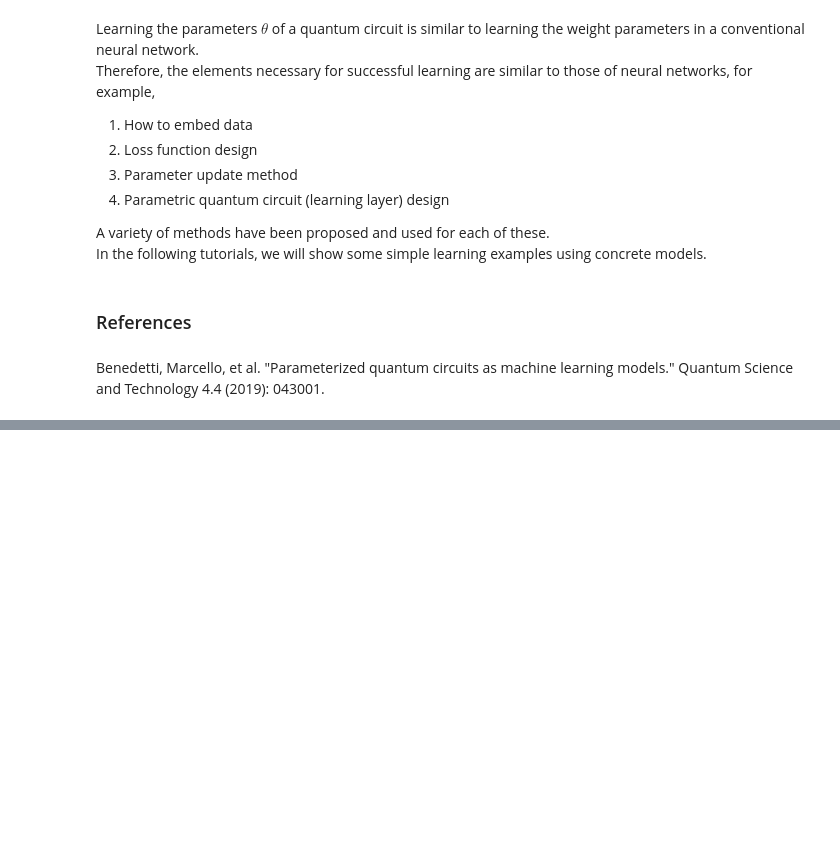
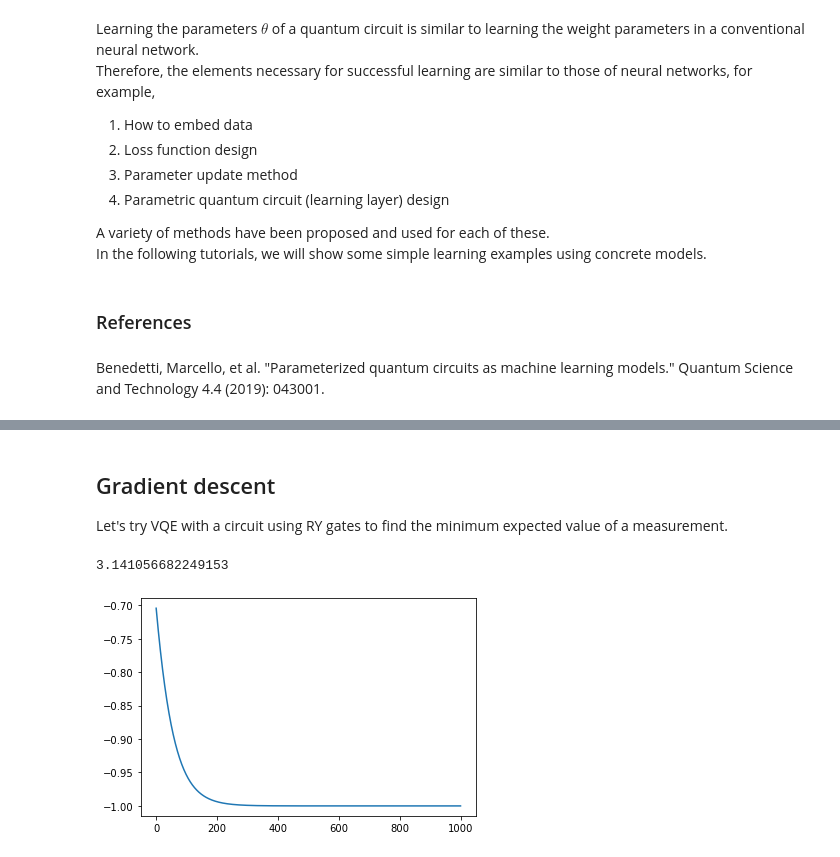
Before and after one commit to Qaqarot/qaqarot-tutorials, a Jupyter notebook: tutorial/250_quantum_classical_hybrid.ipynb, the cells around one changed output, grey strips where cells are left out. Saved outputs shown, nothing was run; the diff lists cells and outputs as text; code cells hidden in the pictures; blank space fills up the shorter version.

```diff
--- a/tutorial/250_quantum_classical_hybrid.ipynb
+++ b/tutorial/250_quantum_classical_hybrid.ipynb
@@ -39,0 +91,36 @@ Benedetti, Marcello, et al. "Parameterized quantum circuits as machine learning
+# %% [markdown]
+## Gradient descent
+Let's try VQE with a circuit using RY gates to find the minimum expected value of a measurement.
+# %%
+from blueqat import Circuit
+import matplotlib.pyplot as plt
+import numpy as np
+%matplotlib inline
+
+def abs_sq(k):
+    return np.square(np.abs(k))
+
+# Z expectation value
+def exptZ(a):
+    res = Circuit().ry(a)[0].run()
+    return abs_sq(res[0]) - abs_sq(res[1])
+
+# Initail setting
+ainit = [np.random.rand()*2*np.pi]
+a = ainit.copy()
+h = 0.001
+e = 0.01
+
+# Update and logging of gradient
+for i in range(1000):
+    a.append(a[i] - e*(exptZ(a[i]+h) - exptZ(a[i]))/h)
+
+# Last value
+print(a[-1])
+
+# Plot expectation value
+plt.plot(list(map(exptZ, a)))
+plt.show()
+# %% [output]
+3.141056682249153
+[figure, added]
```
Also changed, not shown: parts of 16 cells of this notebook, 3 other files.
